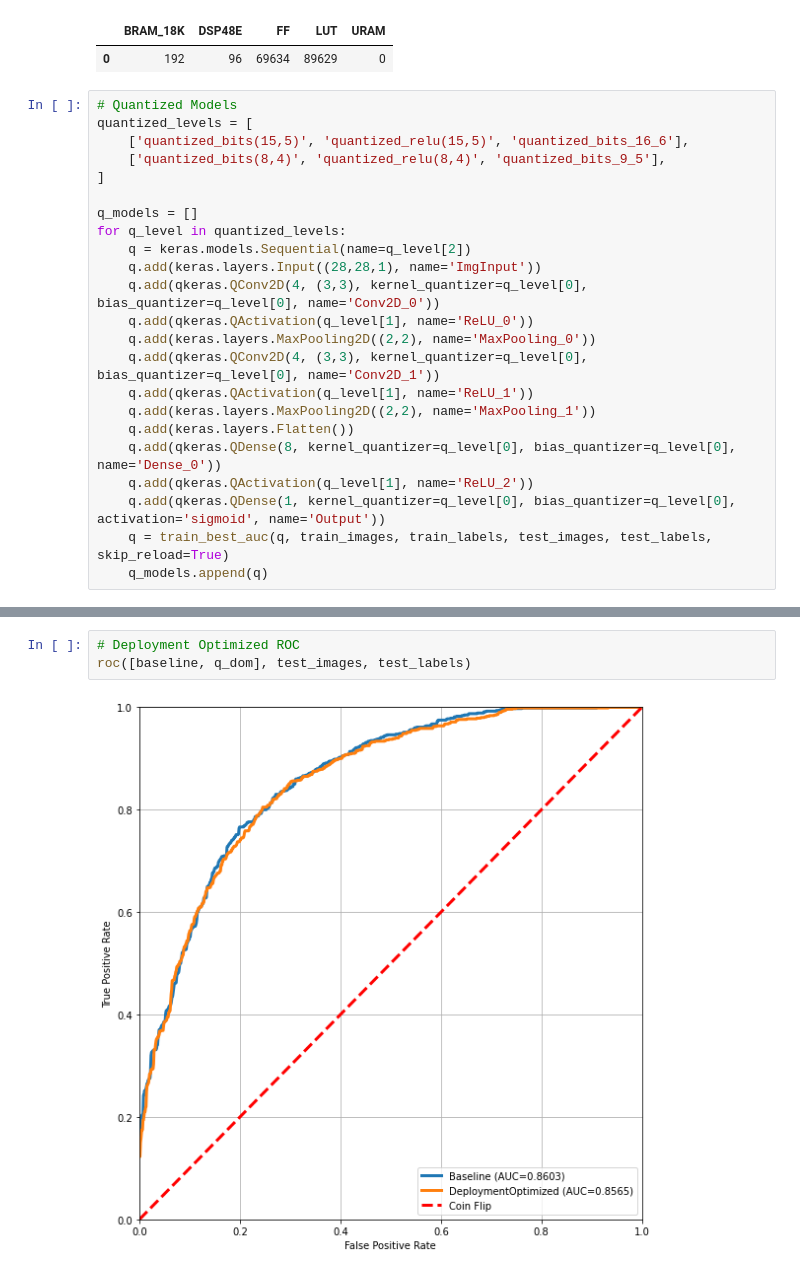
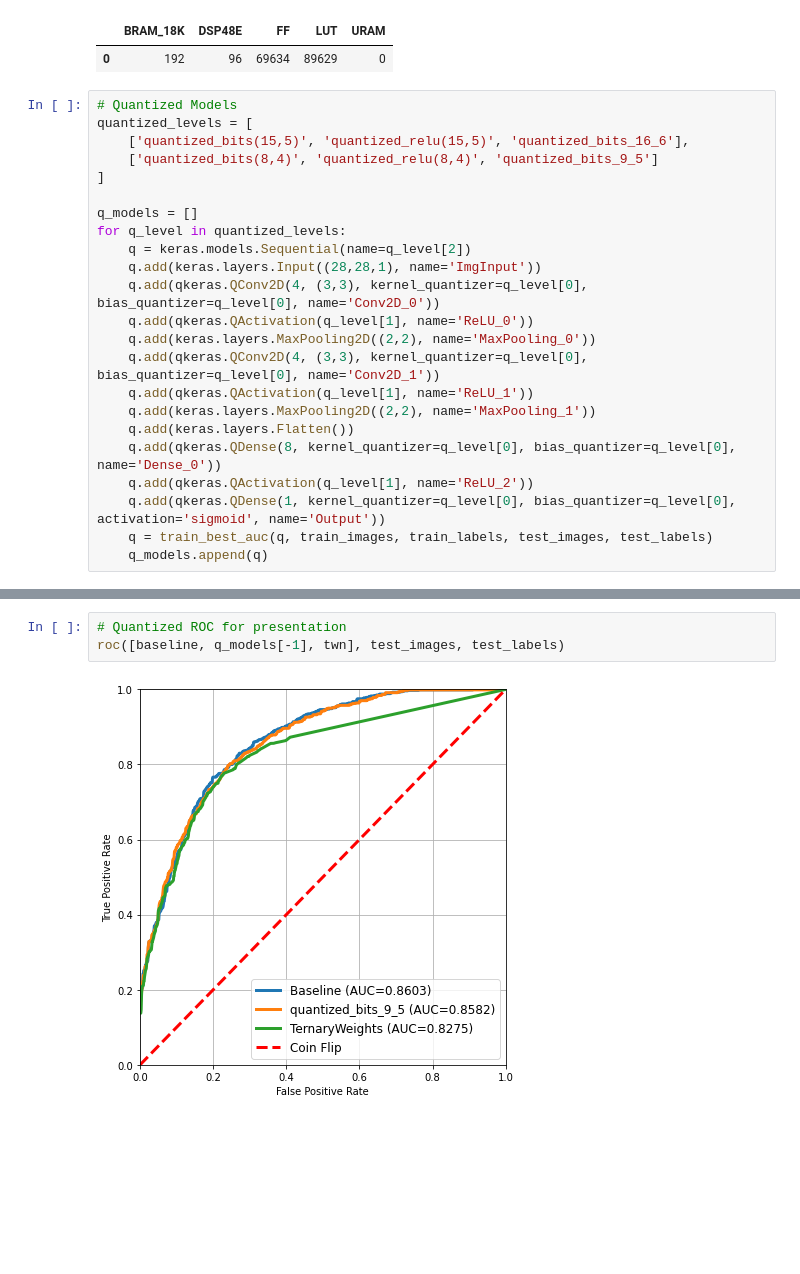
Before and after one commit to veyron8800/StreamCNNTesting, a Jupyter notebook: LetterClassification.ipynb, the cells around one changed output, grey strips where cells are left out. Drawn from its saved outputs; the diff is of its cells as text; blank space fills up the shorter version.

```diff
--- a/LetterClassification.ipynb
+++ b/LetterClassification.ipynb
@@ -139,7 +139,7 @@ Area Estimates
 # Quantized Models
 quantized_levels = [
     ['quantized_bits(15,5)', 'quantized_relu(15,5)', 'quantized_bits_16_6'],
-    ['quantized_bits(8,4)', 'quantized_relu(8,4)', 'quantized_bits_9_5'],
+    ['quantized_bits(8,4)', 'quantized_relu(8,4)', 'quantized_bits_9_5']
 ]
 
 q_models = []
@@ -156,5 +156,5 @@ for q_level in quantized_levels:
     q.add(qkeras.QDense(8, kernel_quantizer=q_level[0], bias_quantizer=q_level[0], name='Dense_0'))
     q.add(qkeras.QActivation(q_level[1], name='ReLU_2'))
     q.add(qkeras.QDense(1, kernel_quantizer=q_level[0], bias_quantizer=q_level[0], activation='sigmoid', name='Output'))
-    q = train_best_auc(q, train_images, train_labels, test_images, test_labels, skip_reload=True)
+    q = train_best_auc(q, train_images, train_labels, test_images, test_labels)
     q_models.append(q)
@@ -254,6 +183,6 @@ auc = 0.8426421875000001
 # %%
-# Deployment Optimized ROC
-roc([baseline, q_dom], test_images, test_labels)
+# Quantized ROC for presentation
+roc([baseline, q_models[-1], twn], test_images, test_labels)
 # %% [output]
-[figure, old version]
+[figure, new version]
 # %%
```
Also changed, not shown: parts of 16 cells of this notebook, 6 other files.
